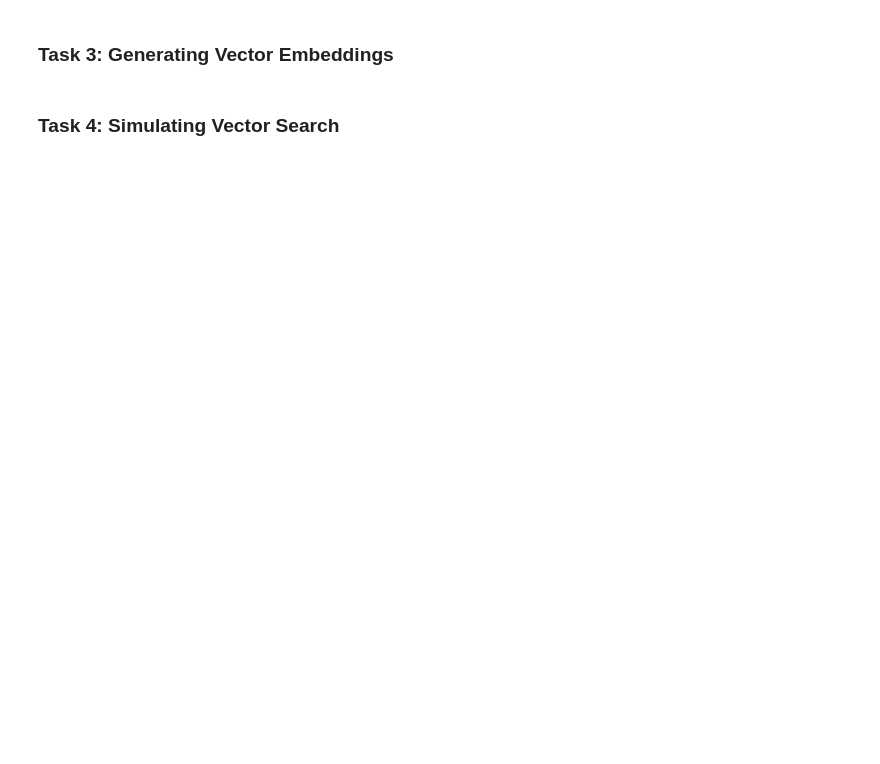
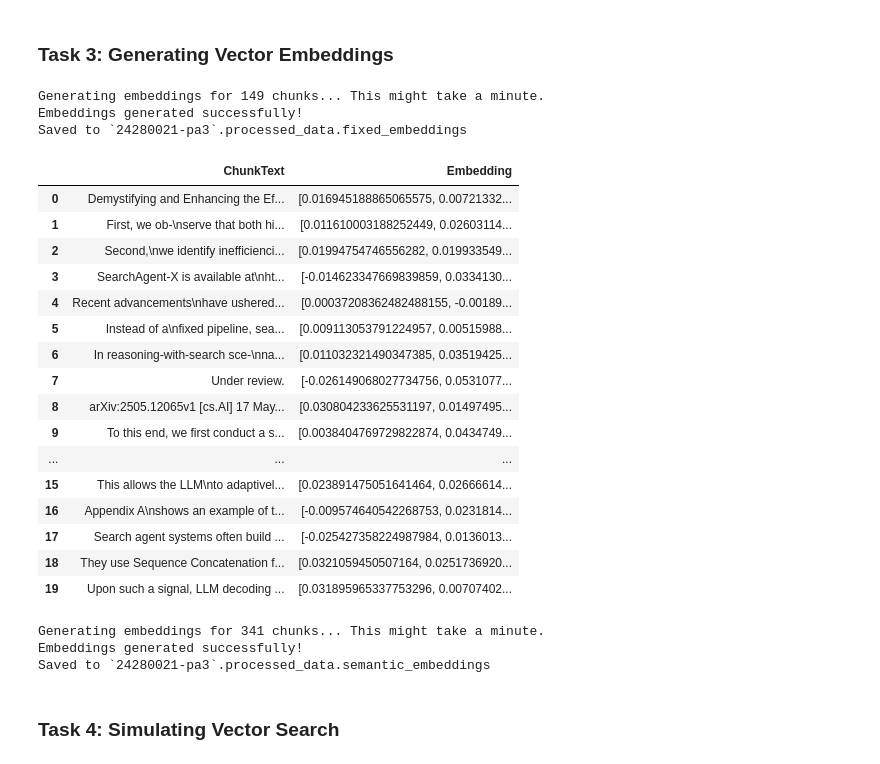
Before and after one commit to mariyamali4/cs5305, a Jupyter notebook: PA3/24280021_pa3.ipynb, the cells around one changed output. Drawn from its saved outputs; the diff is of its cells as text; code cells hidden in the pictures; blank space fills up the shorter version.

```diff
--- a/PA3/24280021_pa3.ipynb
+++ b/PA3/24280021_pa3.ipynb
@@ -448,2 +764,53 @@ semantic_embeddings.save_to_table()
+# %%
+fixed_embeddings = GenerateEmbeddings(
+    client=azure_client,
+    model_name=os.environ.get("AZURE_OPENAI_EMBEDDING_DEPLOYMENT"),
+    chunk_table_name="`24280021-pa3`.processed_data.fixed_chunks"
+)
+
+table_name = "`24280021-pa3`.processed_data.fixed_embeddings"
+fixed_embeddings.embed()
+fixed_embeddings.save_to_table(table_name)
+# %% [output]
+Generating embeddings for 149 chunks... This might take a minute.
+Embeddings generated successfully!
+Saved to `24280021-pa3`.processed_data.fixed_embeddings
+# %%
+chunk_table_name = "`24280021-pa3`.processed_data.semantic_embeddings"
+chunks = spark.read.table(chunk_table_name)
+# %%
+chunks
+# %% [output]
+|  | ChunkText | Embedding |
+| 0 | Demystifying and Enhancing the Ef... | [0.016945188865065575, 0.00721332... |
+| 1 | First, we ob-\nserve that both hi... | [0.011610003188252449, 0.02603114... |
+| 2 | Second,\nwe identify inefficienci... | [0.01994754746556282, 0.019933549... |
+| 3 | SearchAgent-X is available at\nht... | [-0.014623347669839859, 0.0334130... |
+| 4 | Recent advancements\nhave ushered... | [0.00037208362482488155, -0.00189... |
+| 5 | Instead of a\nfixed pipeline, sea... | [0.009113053791224957, 0.00515988... |
+| 6 | In reasoning-with-search sce-\nna... | [0.011032321490347385, 0.03519425... |
+| 7 | Under review. | [-0.026149068027734756, 0.0531077... |
+| 8 | arXiv:2505.12065v1 [cs.AI] 17 May... | [0.030804233625531197, 0.01497495... |
+| 9 | To this end, we first conduct a s... | [0.0038404769729822874, 0.0434749... |
+| ... | ... | ... |
+| 15 | This allows the LLM\nto adaptivel... | [0.023891475051641464, 0.02666614... |
+| 16 | Appendix A\nshows an example of t... | [-0.009574640542268753, 0.0231814... |
+| 17 | Search agent systems often build ... | [-0.025427358224987984, 0.0136013... |
+| 18 | They use Sequence Concatenation f... | [0.0321059450507164, 0.0251736920... |
+| 19 | Upon such a signal, LLM decoding ... | [0.031895965337753296, 0.00707402... |
+# %%
+semantic_embeddings = GenerateEmbeddings(
+    client=azure_client,
+    model_name=os.environ.get("AZURE_OPENAI_EMBEDDING_DEPLOYMENT"),
+    chunk_table_name="`24280021-pa3`.processed_data.semantic_chunks"
+)
+
+table_name = "`24280021-pa3`.processed_data.semantic_embeddings"
+semantic_embeddings.embed()
+semantic_embeddings.save_to_table(table_name)
+# %% [output]
+Generating embeddings for 341 chunks... This might take a minute.
+Embeddings generated successfully!
+Saved to `24280021-pa3`.processed_data.semantic_embeddings
 # %% [markdown]
 ### Task 4: Simulating Vector Search
```
Also changed, not shown: parts of 39 cells of this notebook.
